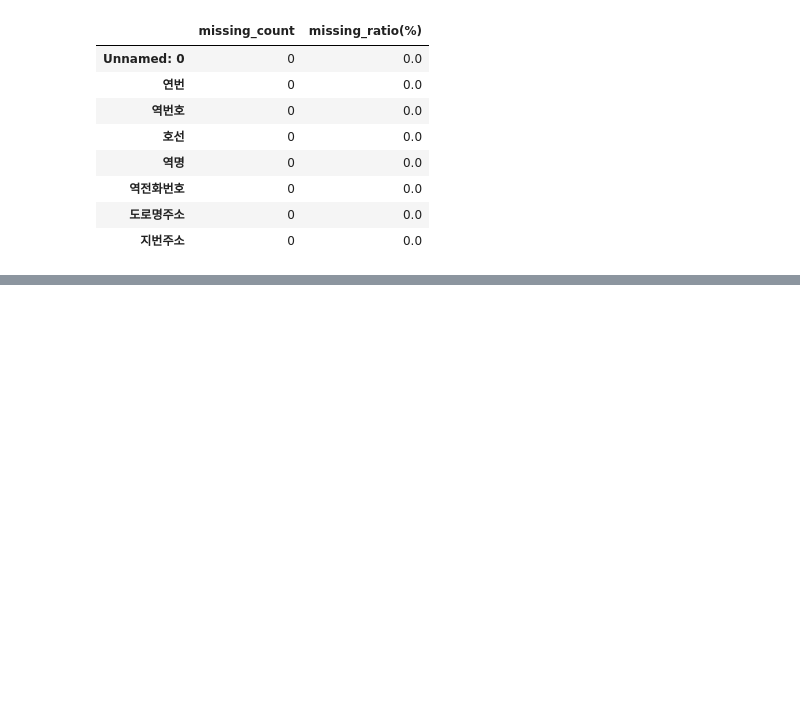
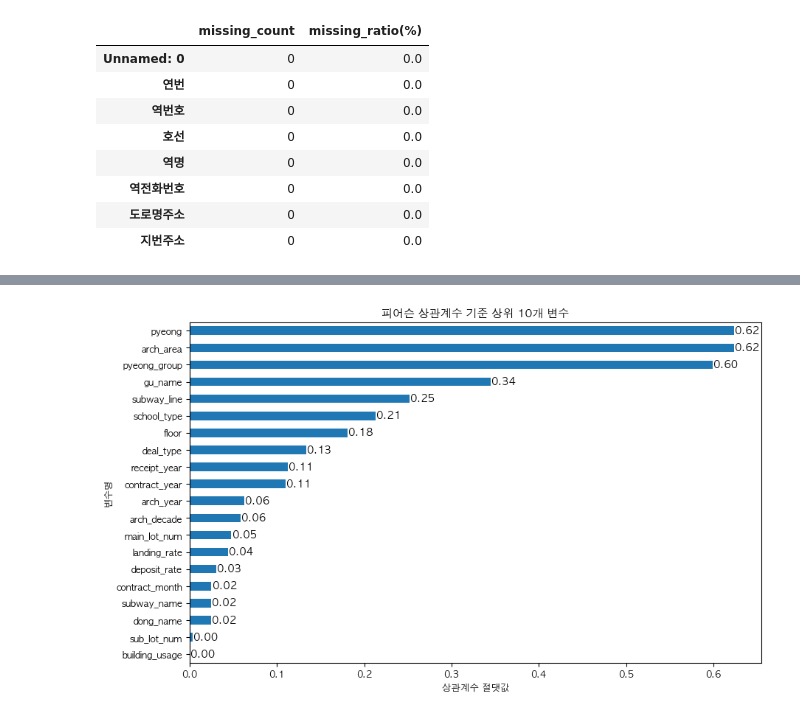
Before and after one commit to YuSuhyeon/1st-project-, a Jupyter notebook: jeon_source/data_eda.ipynb, the cells around one changed output, grey strips where cells are left out. Saved outputs shown, nothing was run; the diff lists cells and outputs as text; code cells hidden in the pictures; blank space fills up the shorter version.

```diff
--- a/jeon_source/data_eda.ipynb
+++ b/jeon_source/data_eda.ipynb
@@ -304,0 +263,22 @@ plt.show()
+# %%
+# 1. 피어슨 상관계수 기반 상관관계 분석
+correlations = apart_df.corr(numeric_only=True)  # 숫자형 컬럼만 상관계수 계산
+target_corr = correlations['price_euk'].drop('price_euk')  # 타겟과 각 변수의 상관계수만 추출
+top_corr = target_corr.abs().sort_values(ascending=False)  # 절댓값 기준 내림차순 정렬
+
+print("피어슨 상관관계 기준 상위 변수:")
+print(top_corr.head(10))  # 상위 10개 변수
+
+# 2. SelectKBest + f_regression (통계적 선형 회귀 기반)
+X = apart_df.drop('price_euk', axis=1).select_dtypes(include=[np.number])  # 숫자형만 사용
+y = apart_df['price_euk']
+
+selector = SelectKBest(score_func=f_regression, k=10)  # 상위 10개 변수 선택
+selector.fit(X, y)
+
+selected_features = X.columns[selector.get_support()]
+scores = selector.scores_[selector.get_support()]
+
+# print("\nSelectKBest(f_regression) 기준 상위 변수:")
+# for name, score in zip(selected_features, scores):
+#     print(f"{name}: {score:.2f}")
@@ -304,0 +298,22 @@ plt.show()
+# %%
+# top_corr: 피어슨 상관계수 절댓값 기준 상위 10개 Series (index=변수명, value=상관계수)
+plt.figure(figsize=(10, 6))
+top_corr.plot(kind='barh')
+plt.title('피어슨 상관계수 기준 상위 10개 변수')
+plt.xlabel('상관계수 절댓값')
+plt.ylabel('변수명')
+
+ax = plt.gca()
+for bar in ax.patches:
+    width = bar.get_width()
+    plt.text(
+        width + 0.001,  # 막대 끝 오른쪽에 숫자 표시
+        bar.get_y() + bar.get_height() / 2,
+        f'{width:.2f}',
+        ha='left', va='center', fontsize=10
+    )
+
+plt.gca().invert_yaxis()  # 상위 값이 위로 오도록
+plt.show()
+# %% [output]
+[figure, added]
```
Also changed, not shown: parts of 8 cells of this notebook, 3 other files.
